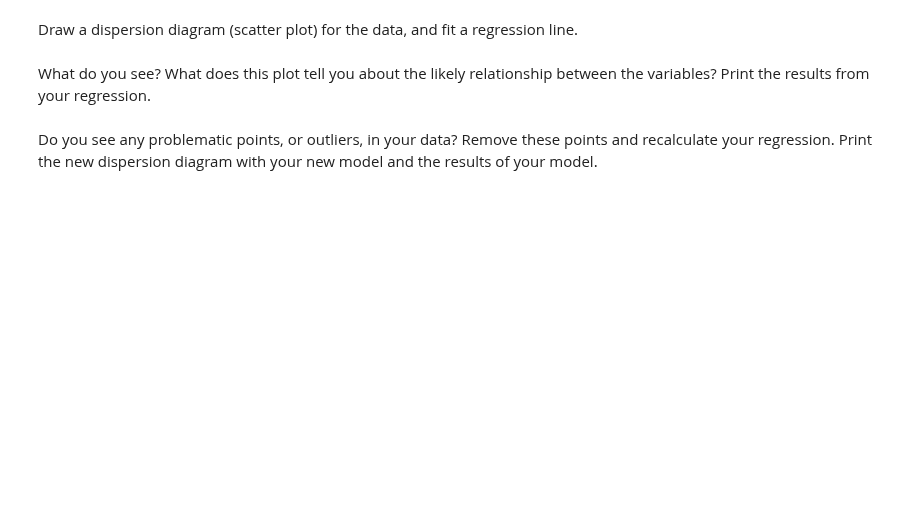
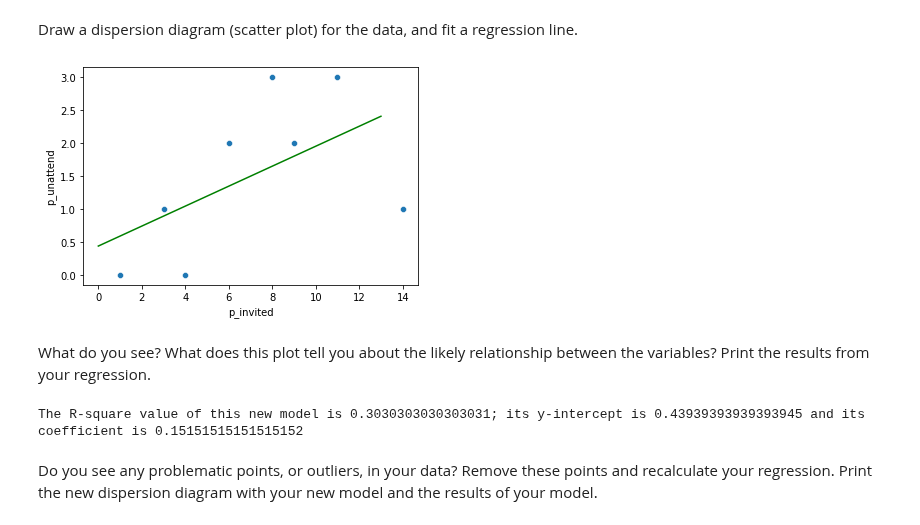
Before and after one commit to ironhack-datalabs/datamad1020, a Jupyter notebook: module-2/lab-regression-analysis/your-code.ipynb, the cells around one changed output. Saved outputs shown, nothing was run; the diff lists cells and outputs as text; code cells hidden in the pictures; blank space fills up the shorter version.

```diff
--- a/module-2/lab-regression-analysis/your-code.ipynb
+++ b/module-2/lab-regression-analysis/your-code.ipynb
@@ -252,0 +230,5 @@ First, build a dataframe with the data.
+# %%
+# Your code here.
+parties = pd.DataFrame({'p_invited': [1,3,4,6,8,9,11,14], 'p_attend': [1,2,4,4,5,7,8,13]})
+parties['p_unattend'] = parties['p_invited'] - parties['p_attend']
+parties.head()
@@ -257,2 +244,16 @@ Draw a dispersion diagram (scatter plot) for the data, and fit a regression line
+# %%
+# Your code here.
+lr_p = LinearRegression(fit_intercept=True)
+lr_p.fit(parties['p_invited'].to_frame(), parties['p_unattend'])
+
+x = range(parties['p_invited'].max())
+y = lr_p.coef_[0] * x + lr_p.intercept_
+
+r2 = lr_p.score(parties['p_invited'].to_frame(), parties['p_unattend'])
+
+sns.scatterplot(x=parties["p_invited"], y=parties["p_unattend"])
+plt.plot(x,y,c="g");
+# %% [output]
+[figure, added]
 # %% [markdown]
 What do you see? What does this plot tell you about the likely relationship between the variables? Print the results from your regression.
@@ -261,2 +260,13 @@ What do you see? What does this plot tell you about the likely relationship betw
+# %%
+# Your response here.
+print(f"The R-square value of this new model is {r2}; its y-intercept is {lr_p.intercept_} and its coefficient is {lr_p.coef_[0]}")
+
+# By the scatter plot, we cannot say that there is a clear relationship between people invited and people who refuse to attend
+# to the parties, or if so, this is really inconsistent.
+
+# Checking on the R-squared value of the fitted regression line (0.30), we can definetly say that the relationship is
+# definetly unconsistent.
+# %% [output]
+The R-square value of this new model is 0.3030303030303031; its y-intercept is 0.43939393939393945 and its coefficient is 0.15151515151515152
 # %% [markdown]
 Do you see any problematic points, or outliers, in your data? Remove these points and recalculate your regression. Print the new dispersion diagram with your new model and the results of your model.
```
Also changed, not shown: parts of 10 cells of this notebook.
